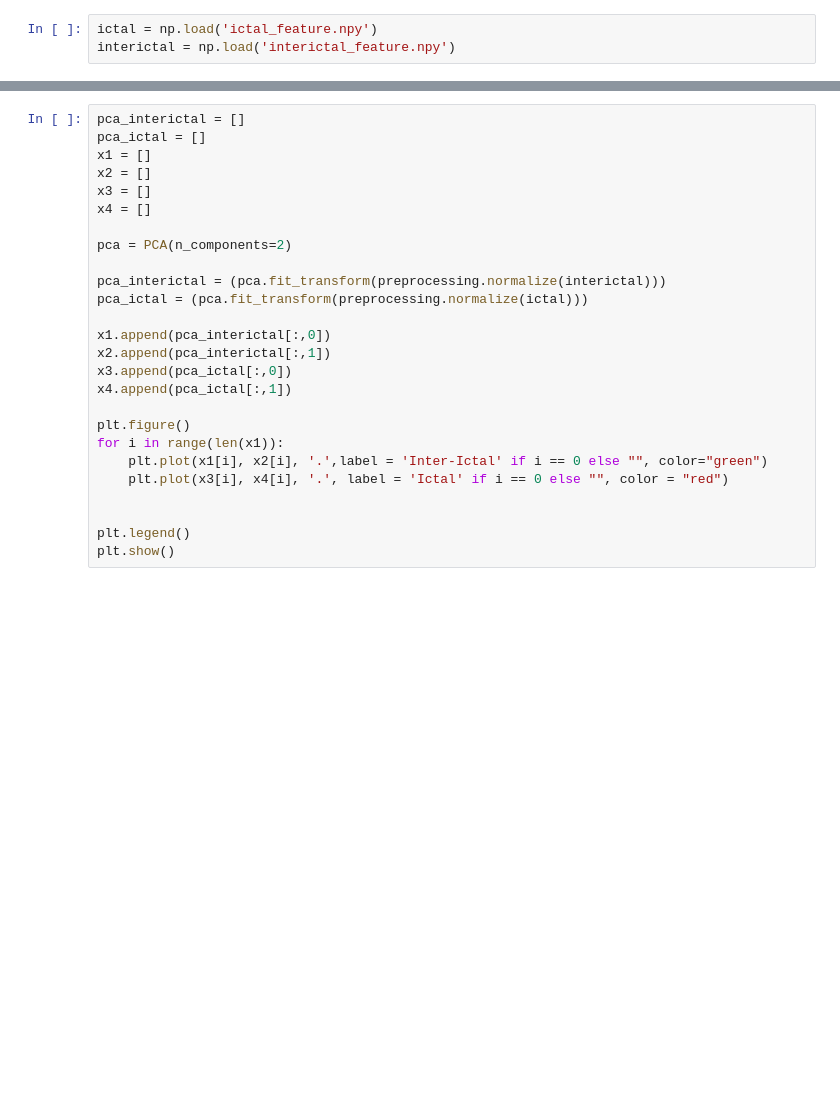
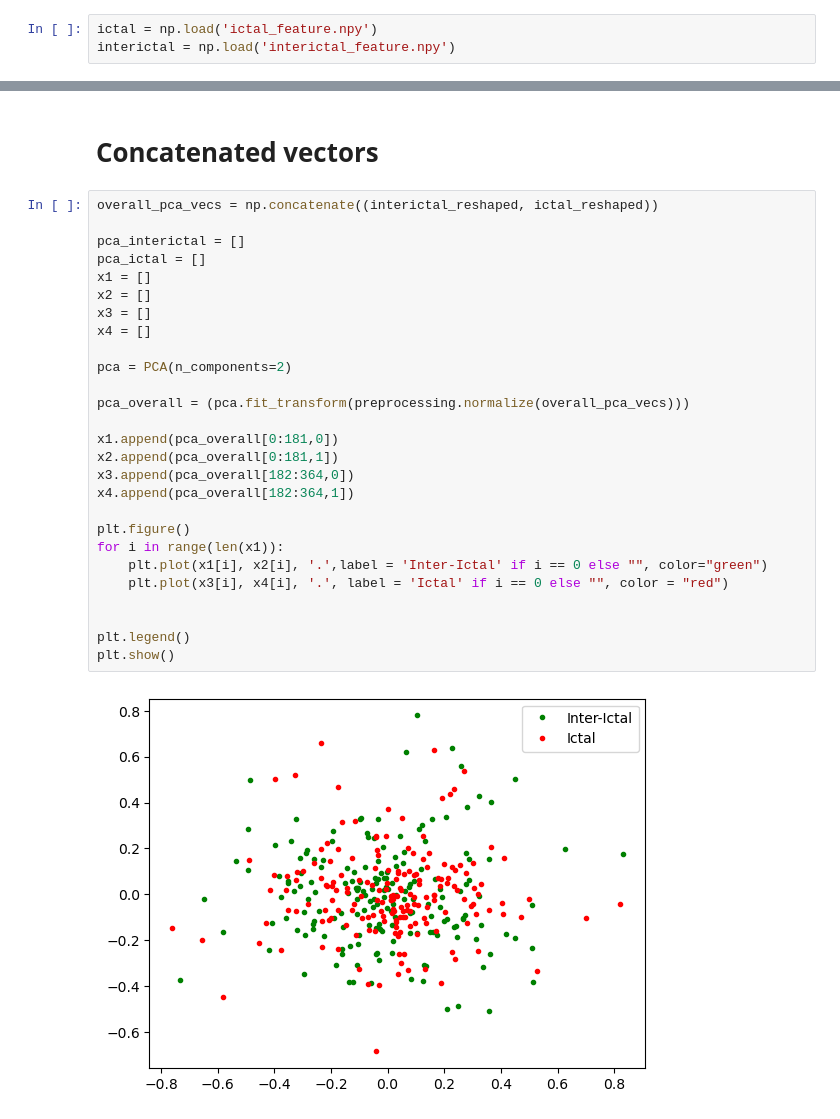
Before and after one commit to m-nguyen98/bsc_project, a Jupyter notebook: feature_visualisation.ipynb, the cells around one changed output, grey strips where cells are left out. Cells and saved outputs as stored; diff of their text form; blank space fills up the shorter version.

```diff
--- a/feature_visualisation.ipynb
+++ b/feature_visualisation.ipynb
@@ -32,27 +93,32 @@ np.shape(ictal), np.shape(interictal)
+# %% [markdown]
+# Concatenated vectors
 # %%
+overall_pca_vecs = np.concatenate((interictal_reshaped, ictal_reshaped))
+
 pca_interictal = []
 pca_ictal = []
 x1 = []
 x2 = []
 x3 = []
 x4 = []
 
 pca = PCA(n_components=2)
 
-pca_interictal = (pca.fit_transform(preprocessing.normalize(interictal)))
-pca_ictal = (pca.fit_transform(preprocessing.normalize(ictal)))
+pca_overall = (pca.fit_transform(preprocessing.normalize(overall_pca_vecs)))
 
-x1.append(pca_interictal[:,0])
-x2.append(pca_interictal[:,1])
-x3.append(pca_ictal[:,0])
-x4.append(pca_ictal[:,1])
+x1.append(pca_overall[0:181,0])
+x2.append(pca_overall[0:181,1])
+x3.append(pca_overall[182:364,0])
+x4.append(pca_overall[182:364,1])
 
 plt.figure()
 for i in range(len(x1)):
     plt.plot(x1[i], x2[i], '.',label = 'Inter-Ictal' if i == 0 else "", color="green")
     plt.plot(x3[i], x4[i], '.', label = 'Ictal' if i == 0 else "", color = "red")
 
 
 plt.legend()
 plt.show()
+# %% [output]
+[figure, added]
 # %% [markdown]
```
Also changed, not shown: parts of 26 cells of this notebook, 14 other files.
